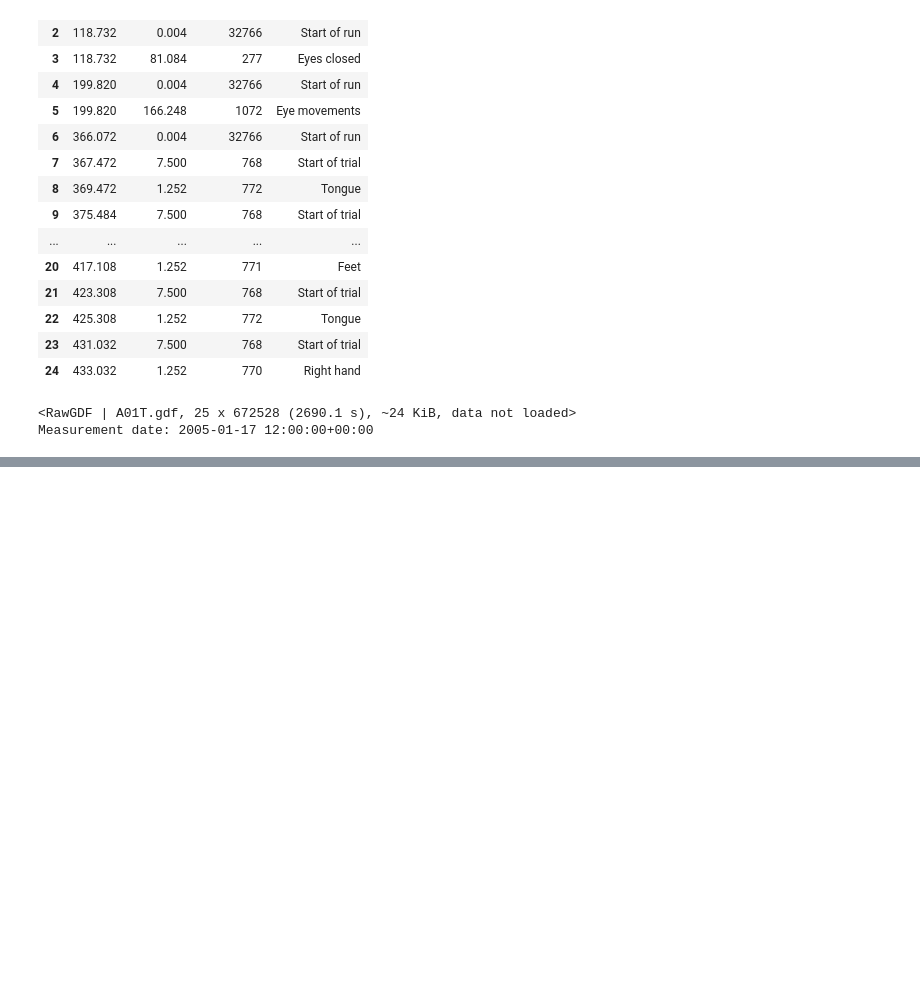
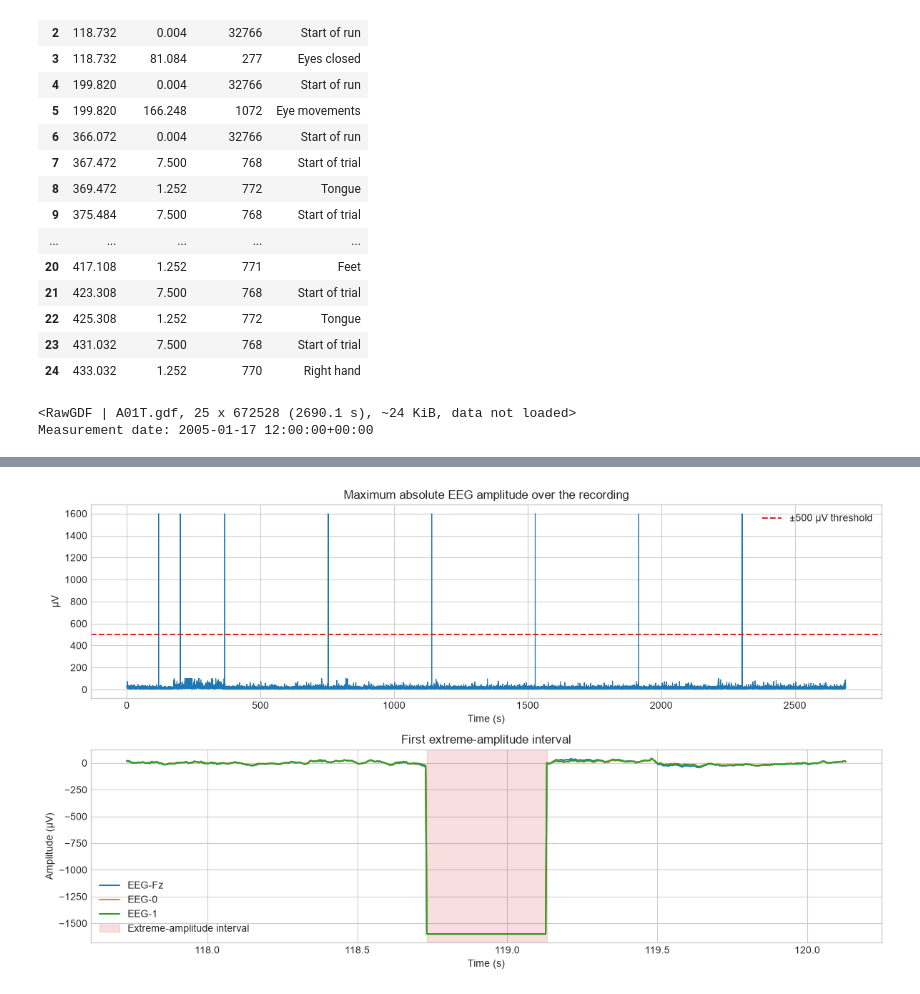
Before and after one commit to Alexperiments/sigma-nova-assignment, a Jupyter notebook: notebooks/eda.ipynb, the cells around one changed output, grey strips where cells are left out. Saved outputs shown, nothing was run; the diff lists cells and outputs as text; code cells hidden in the pictures; blank space fills up the shorter version.

```diff
--- a/notebooks/eda.ipynb
+++ b/notebooks/eda.ipynb
@@ -359,0 +396,96 @@ Measurement date: 2005-01-17 12:00:00+00:00
+# %%
+raw.load_data(verbose="ERROR")
+
+extreme_threshold_uv = 500
+eeg_names = raw.copy().pick("eeg").ch_names
+eeg_data_uv = raw.get_data(picks=eeg_names) * 1e6
+absolute_eeg_uv = np.abs(eeg_data_uv)
+
+channel_amplitudes = pd.DataFrame(
+    {
+        "channel": eeg_names,
+        "min_uv": eeg_data_uv.min(axis=1),
+        "max_uv": eeg_data_uv.max(axis=1),
+        "p99_abs_uv": np.percentile(absolute_eeg_uv, 99, axis=1),
+        "max_abs_uv": absolute_eeg_uv.max(axis=1),
+    }
+).sort_values("max_abs_uv", ascending=False)
+display(channel_amplitudes.round(1))
+
+extreme_mask = np.any(absolute_eeg_uv > extreme_threshold_uv, axis=0)
+extreme_samples = np.flatnonzero(extreme_mask)
+
+if extreme_samples.size:
+    segment_breaks = np.diff(extreme_samples) > 1
+    extreme_starts = extreme_samples[np.r_[True, segment_breaks]]
+    extreme_stops = extreme_samples[np.r_[segment_breaks, True]]
+else:
+    extreme_starts = np.array([], dtype=int)
+    extreme_stops = np.array([], dtype=int)
+
+segment_rows = []
+for segment, (start, stop) in enumerate(zip(extreme_starts, extreme_stops), start=1):
+    segment_data = absolute_eeg_uv[:, start : stop + 1]
+    affected = np.any(segment_data > extreme_threshold_uv, axis=1)
+    segment_rows.append(
+        {
+            "segment": segment,
+            "onset_s": start / raw.info["sfreq"],
+            "duration_s": (stop - start + 1) / raw.info["sfreq"],
+            "peak_abs_uv": segment_data.max(),
+            "affected_channels": int(affected.sum()),
+        }
+    )
+
+extreme_segments = pd.DataFrame(segment_rows)
+display(extreme_segments.round(3))
+
+if not extreme_segments.empty:
+    first_start, first_stop = extreme_starts[0], extreme_stops[0]
+    padding = int(raw.info["sfreq"])
+    plot_start = max(0, first_start - padding)
+    plot_stop = min(raw.n_times, first_stop + padding + 1)
+    affected = np.any(
+        absolute_eeg_uv[:, first_start : first_stop + 1] > extreme_threshold_uv,
+        axis=1,
+    )
+    plot_channels = np.flatnonzero(affected)[:3]
+
+    fig, axes = plt.subplots(2, 1, figsize=(12, 7))
+    decimation = 25
+    axes[0].plot(
+        raw.times[::decimation],
+        absolute_eeg_uv.max(axis=0)[::decimation],
+        linewidth=0.8,
+    )
+    axes[0].axhline(extreme_threshold_uv, color="tab:red", linestyle="--", label="±500 µV threshold")
+    axes[0].set(title="Maximum absolute EEG amplitude over the recording", xlabel="Time (s)", ylabel="µV")
+    axes[0].legend()
+
+    for channel_index in plot_channels:
+        axes[1].plot(
+            raw.times[plot_start:plot_stop],
+            eeg_data_uv[channel_index, plot_start:plot_stop],
+            label=eeg_names[channel_index],
+        )
+    axes[1].axvspan(
+        first_start / raw.info["sfreq"],
+        (first_stop + 1) / raw.info["sfreq"],
+        color="tab:red",
+        alpha=0.15,
+        label="Extreme-amplitude interval",
+    )
+    axes[1].set(title="First extreme-amplitude interval", xlabel="Time (s)", ylabel="Amplitude (µV)")
+    axes[1].legend()
+    plt.tight_layout()
+    plt.show()
+
+    print(
+        f"Conclusion: {len(extreme_segments)} short contiguous intervals exceed "
+        f"±{extreme_threshold_uv} µV. Their repeated block-like shape and amplitudes "
+        "far above the channel-wise 99th percentiles are consistent with "
+        "saturation/overflow rather than physiological EEG."
+    )
+else:
+    print(f"No EEG samples exceed ±{extreme_threshold_uv} µV.")
+# %% [output]
@@ -359,0 +518 @@ Measurement date: 2005-01-17 12:00:00+00:00
+[figure, added]
```
Also changed, not shown: parts of 6 cells of this notebook.
